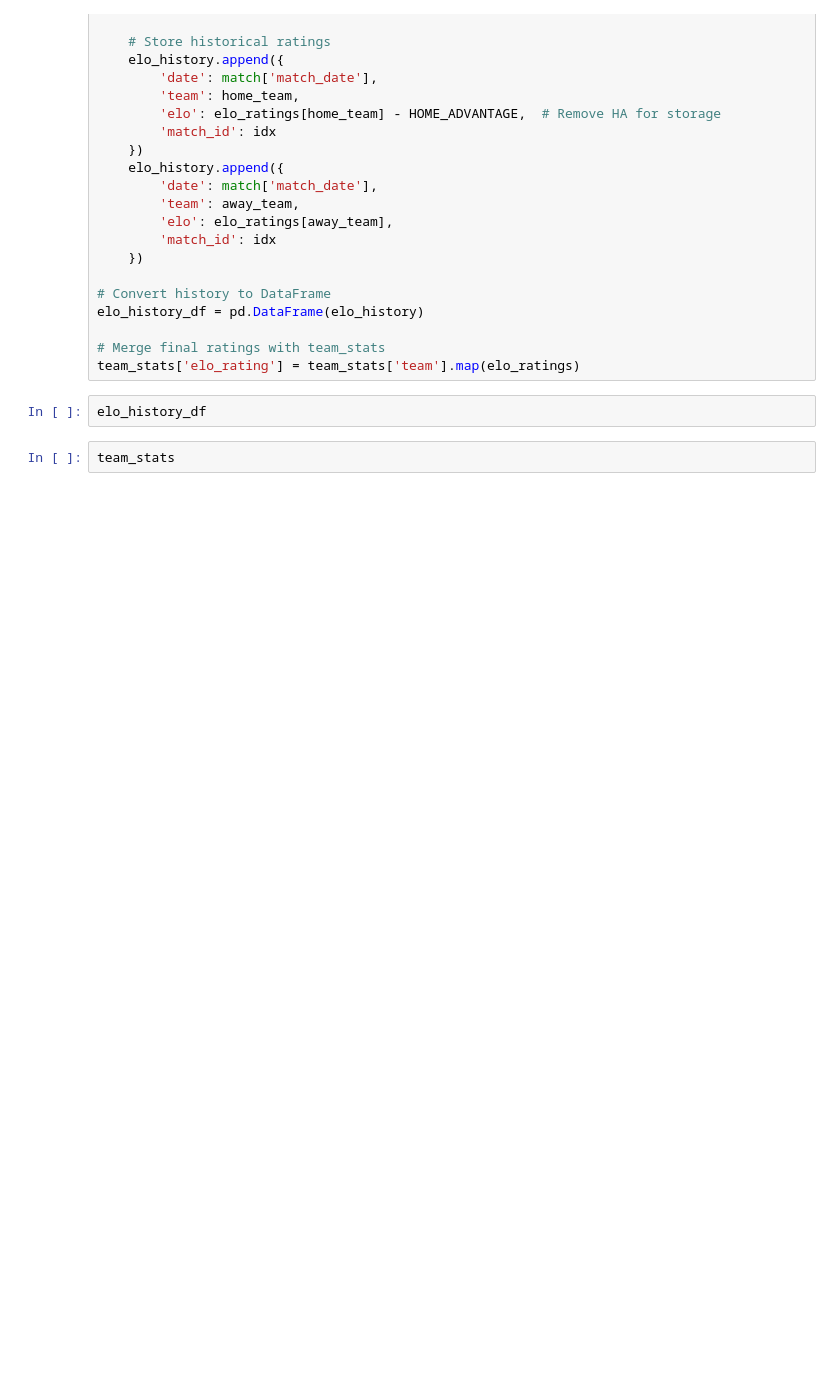
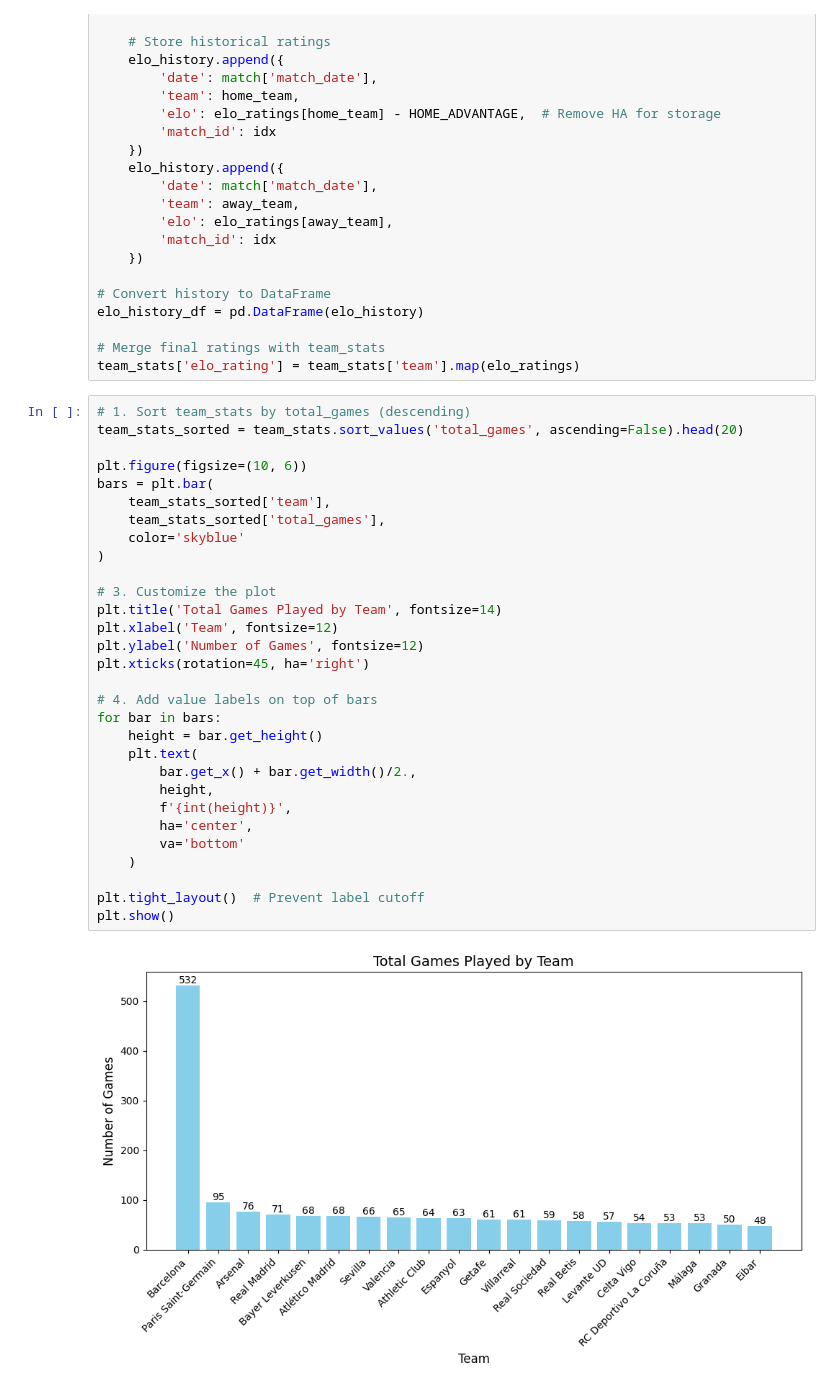
Before and after one commit to MaxPrinz98/FootballDSAI, a Jupyter notebook: create_ELO_model.ipynb, the cells around one changed output. Cells and saved outputs as stored; diff of their text form; blank space fills up the shorter version.

Commit message:
Plots jetzt hinzugefuegt

```diff
--- a/create_ELO_model.ipynb
+++ b/create_ELO_model.ipynb
@@ -136,7 +136,35 @@ elo_history_df = pd.DataFrame(elo_history)
 
 # Merge final ratings with team_stats
 team_stats['elo_rating'] = team_stats['team'].map(elo_ratings)
-# %%
-elo_history_df
 # %%
-team_stats
+# 1. Sort team_stats by total_games (descending)
+team_stats_sorted = team_stats.sort_values('total_games', ascending=False).head(20)
+
+plt.figure(figsize=(10, 6))
+bars = plt.bar(
+    team_stats_sorted['team'],
+    team_stats_sorted['total_games'],
+    color='skyblue'
+)
+
+# 3. Customize the plot
+plt.title('Total Games Played by Team', fontsize=14)
+plt.xlabel('Team', fontsize=12)
+plt.ylabel('Number of Games', fontsize=12)
+plt.xticks(rotation=45, ha='right')
+
+# 4. Add value labels on top of bars
+for bar in bars:
+    height = bar.get_height()
+    plt.text(
+        bar.get_x() + bar.get_width()/2.,
+        height,
+        f'{int(height)}',
+        ha='center',
+        va='bottom'
+    )
+
+plt.tight_layout()  # Prevent label cutoff
+plt.show()
+# %% [output]
+[figure, added]
```
Also changed, not shown: parts of 2 cells of this notebook.
